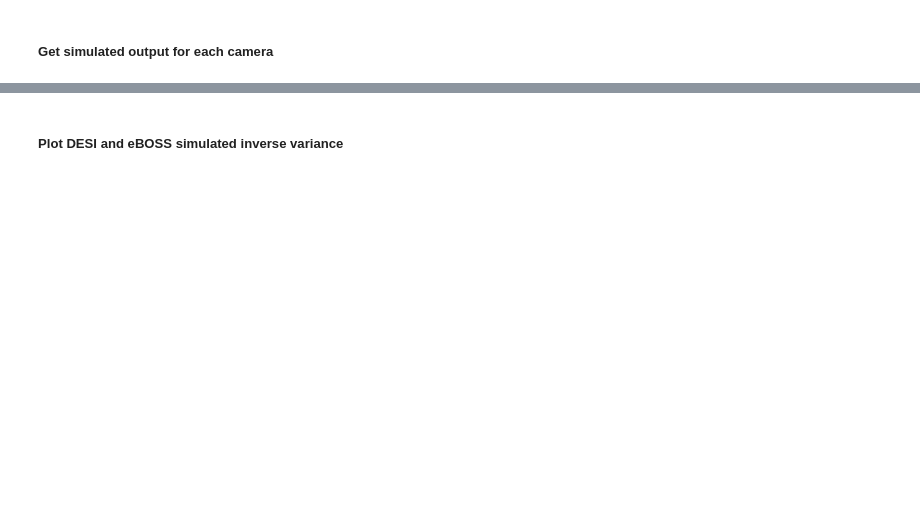
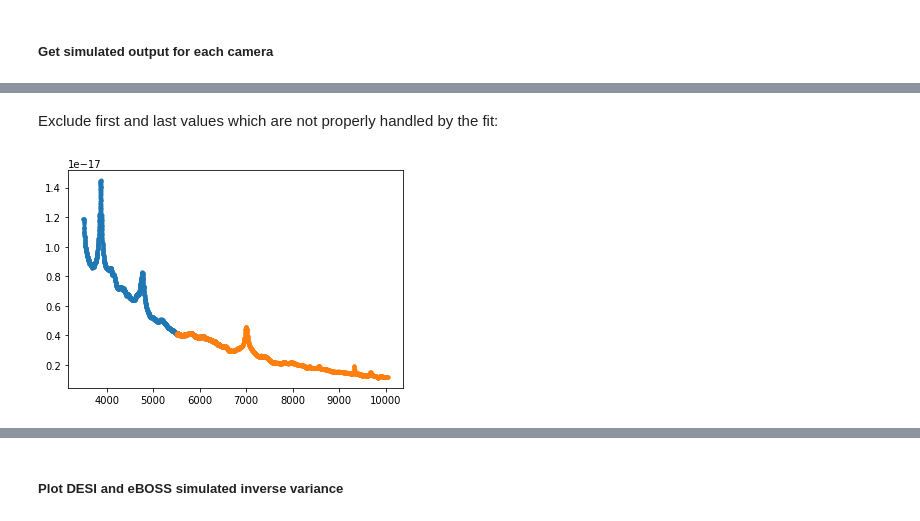
Before and after one commit to desihub/specsim, a Jupyter notebook: docs/nb/SimulatingeBOSS.ipynb, the cells around one changed output, grey strips where cells are left out. Saved outputs shown, nothing was run; the diff lists cells and outputs as text; code cells hidden in the pictures; blank space fills up the shorter version.

```diff
--- a/docs/nb/SimulatingeBOSS.ipynb
+++ b/docs/nb/SimulatingeBOSS.ipynb
@@ -52,3 +46,10 @@ eboss_b, eboss_r = get_camera_output(eboss, eboss=True)
+# %% [markdown]
+Exclude first and last values which are not properly handled by the fit:
+# %%
+plt.plot(eboss_b['wavelength'][1:-1], eboss_b['observed_flux'][1:-1], '.')
+plt.plot(eboss_r['wavelength'][1:-1], eboss_r['observed_flux'][1:-1], '.');
+# %% [output]
+[figure, added]
 # %%
 fs = 14
 
```
Also changed, not shown: parts of 8 cells of this notebook, 3 other files.
